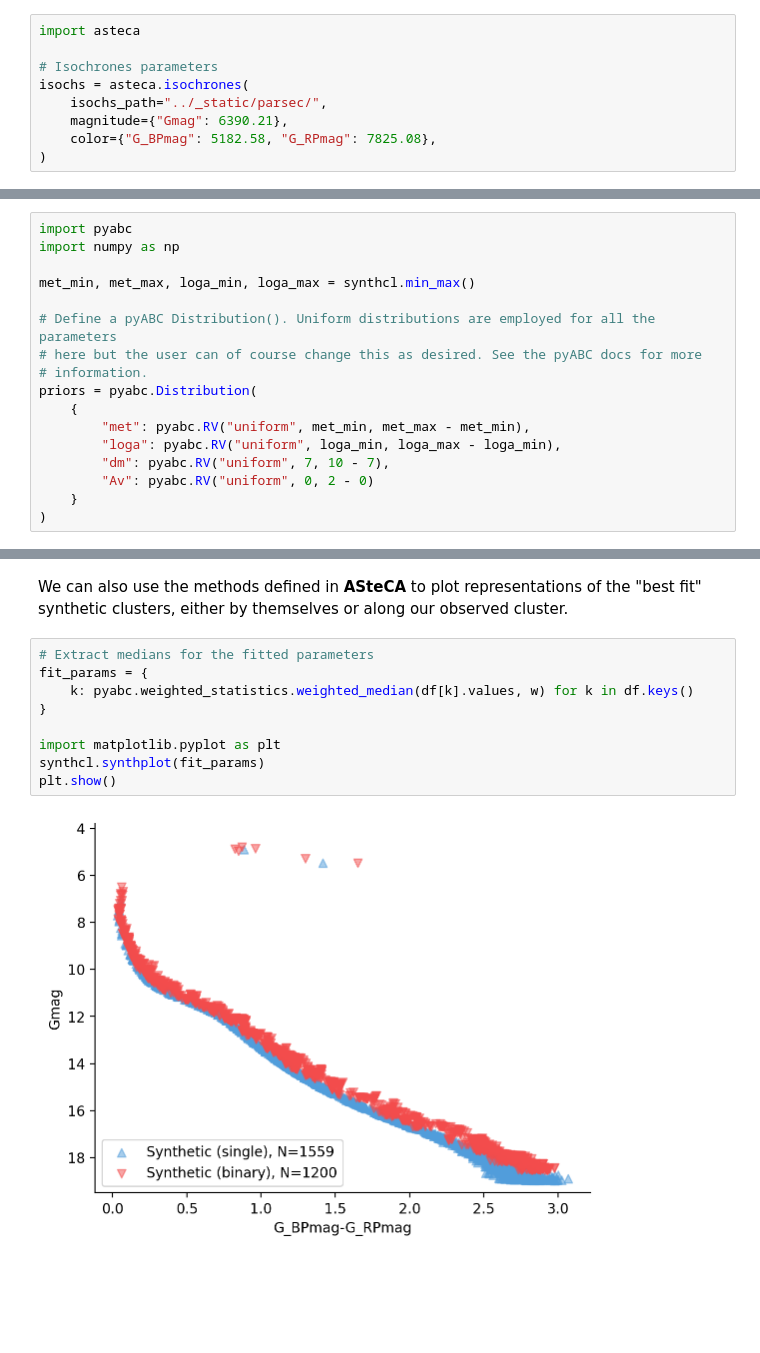
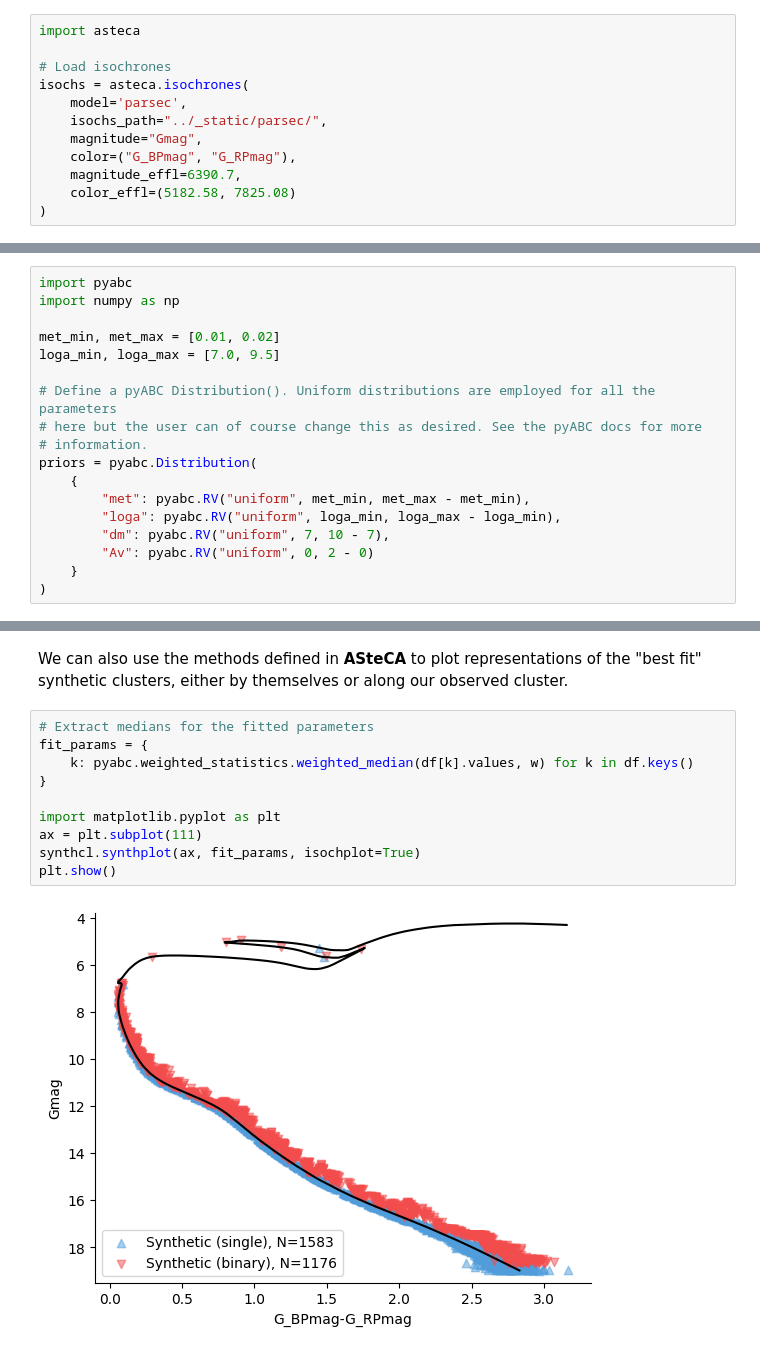
Before and after one commit to asteca/ASteCA, a Jupyter notebook: docs/tutorials/quickstart.ipynb, the cells around one changed output, grey strips where cells are left out. Drawn from its saved outputs; the diff is of its cells as text; blank space fills up the shorter version.

```diff
--- a/docs/tutorials/quickstart.ipynb
+++ b/docs/tutorials/quickstart.ipynb
@@ -13,10 +13,13 @@ We start by instantiating an `isochrones` object with a PARSEC isochrone. This i
 # %%
 import asteca
 
-# Isochrones parameters
+# Load isochrones
 isochs = asteca.isochrones(
+    model='parsec',
     isochs_path="../_static/parsec/",
-    magnitude={"Gmag": 6390.21},
-    color={"G_BPmag": 5182.58, "G_RPmag": 7825.08},
+    magnitude="Gmag",
+    color=("G_BPmag", "G_RPmag"),
+    magnitude_effl=6390.7,
+    color_effl=(5182.58, 7825.08)
 )
 # %% [output]
@@ -119,7 +137,8 @@ Notice that the priors defined this way for pyABC require using the minimum valu
 import pyabc
 import numpy as np
 
-met_min, met_max, loga_min, loga_max = synthcl.min_max()
+met_min, met_max = [0.01, 0.02]
+loga_min, loga_max = [7.0, 9.5]
 
 # Define a pyABC Distribution(). Uniform distributions are employed for all the parameters
 # here but the user can of course change this as desired. See the pyABC docs for more
@@ -238,14 +257,15 @@ We can also use the methods defined in **ASteCA** to plot representations of the
 # %%
 # Extract medians for the fitted parameters
 fit_params = {
     k: pyabc.weighted_statistics.weighted_median(df[k].values, w) for k in df.keys()
 }
 
 import matplotlib.pyplot as plt
-synthcl.synthplot(fit_params)
+ax = plt.subplot(111)
+synthcl.synthplot(ax, fit_params, isochplot=True)
 plt.show()
 # %% [output]
-[figure, old version]
+[figure, new version]
 # %%
 fig, (ax1, ax2) = plt.subplots(1, 2, figsize=(10, 5))
 my_cluster.clustplot(ax1)
```
Also changed, not shown: parts of 10 cells of this notebook, 3 other files.
